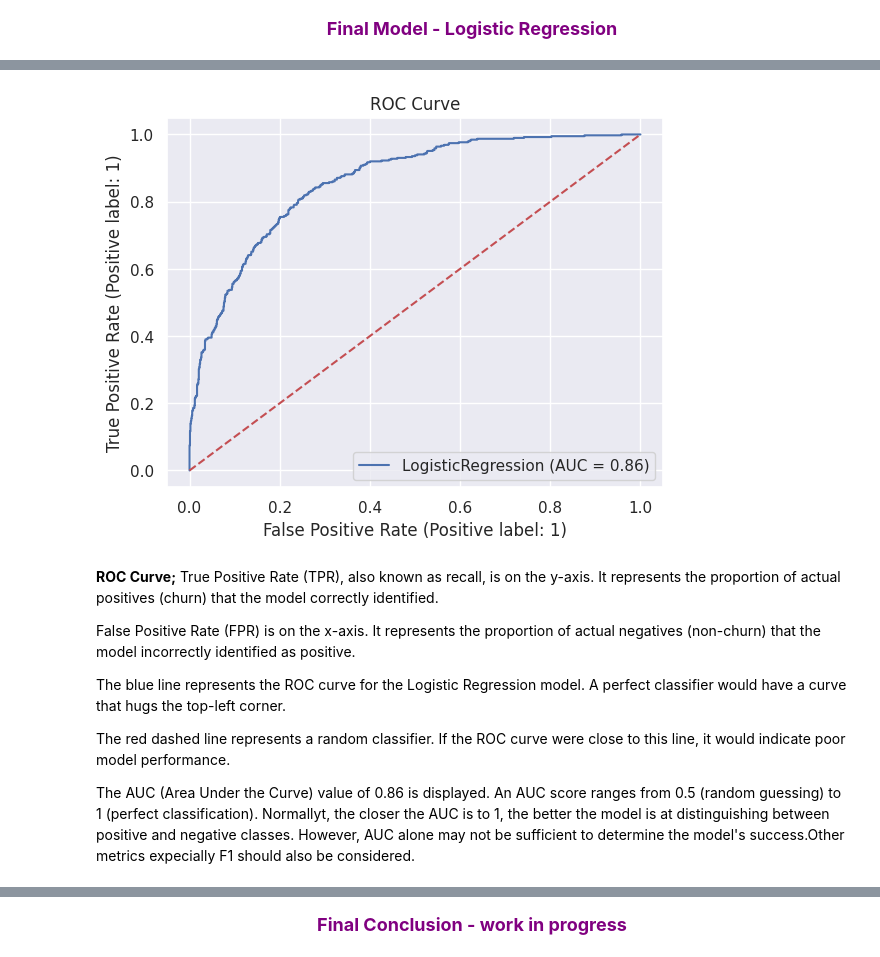
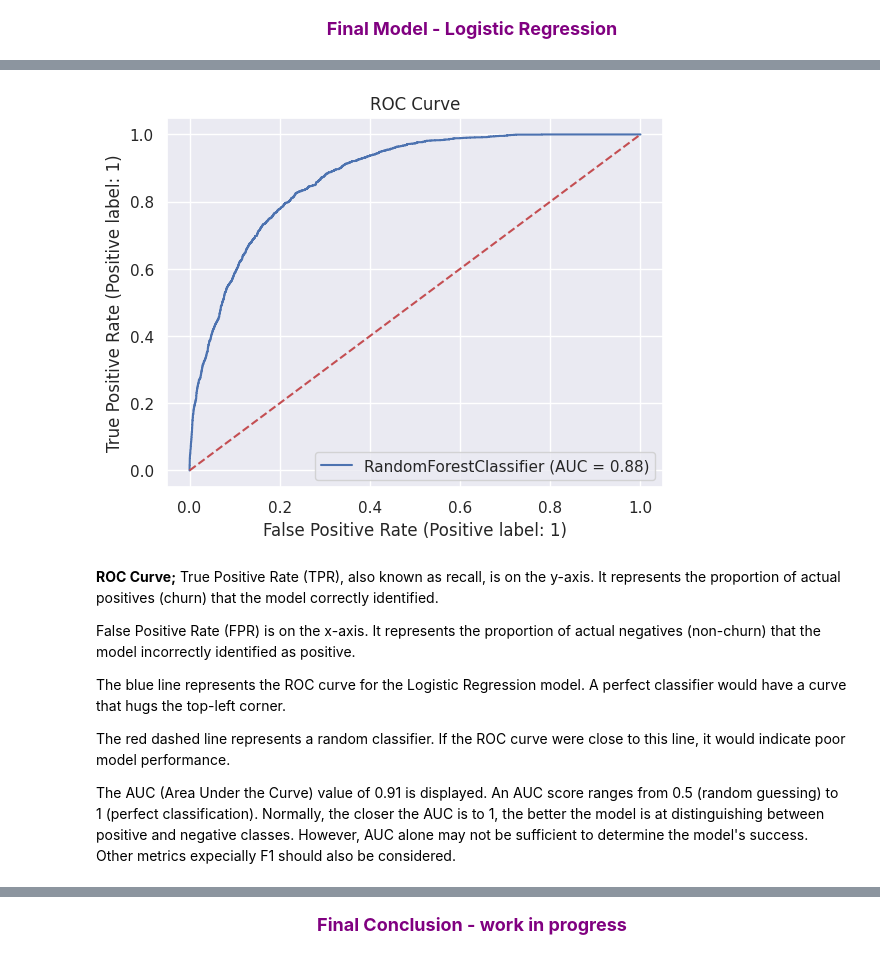
Before and after one commit to dilekdd/Telco_Churn_Project, a Jupyter notebook: telco-churn-project.ipynb, the cells around one changed output, grey strips where cells are left out. Drawn from its saved outputs; the diff is of its cells as text; code cells hidden in the pictures.

```diff
--- a/telco-churn-project.ipynb
+++ b/telco-churn-project.ipynb
@@ -1012,7 +1020,7 @@ num_but_cat: 14
 # %%
 #applying One Hot Encoder
 def one_hot_encoder(dataframe, categorical_cols, drop_first=False):
-    dataframe = pd.get_dummies(dataframe, columns=categorical_cols, drop_first=drop_first)
+    dataframe = pd.get_dummies(dataframe, columns=categorical_cols, drop_first=drop_first, dtype=int)
     return dataframe
 
 df = one_hot_encoder(df, cat_cols)
@@ -1052,9 +1056,6 @@ df.head()
 | 2 | 3668-QPYBK | 1 | 0 | 0 | 0 | -0.587 | 1 | 1 | ... |
 | 3 | 7795-CFOCW | 1 | 0 | 0 | 0 | 0.348 | 0 | 0 | ... |
 | 4 | 9237-HQITU | 0 | 0 | 0 | 0 | -0.587 | 1 | 1 | ... |
-# %%
-#converting the variable type to int64
-df["Senior_Price_Sensitivity"] = df["Senior_Price_Sensitivity"].astype("int64")
 # %% [markdown]
 <div style="text-align: center; font-size: 18px; font-weight: bold; color: purple;">
      Modelling
@@ -1366,0 +1328,38 @@ AUC: 0.860
+# %%
+from sklearn.ensemble import RandomForestClassifier
+from sklearn.model_selection import cross_validate
+from sklearn.metrics import make_scorer, roc_auc_score
+
+# Define your best hyperparameters (these should come from your optimization step)
+best_params = {
+    'max_depth': 7,
+    'min_samples_split': 5,
+    'n_estimators': 500,
+    'bootstrap': True,
+    'max_features': 5,
+    'class_weight': 'balanced',
+    'max_samples': None,
+    'random_state': 24
+}
+
+# Train the final model on the entire dataset with the best parameters
+rf_final = RandomForestClassifier(**best_params).fit(X, y)
+
+# Evaluate the model using cross-validation
+cv_results = cross_validate(
+    rf_final, X, y, cv=10,
+    scoring={
+        "accuracy": "accuracy",
+        "f1": "f1_weighted",
+        "recall": "recall_weighted",
+        "precision": "precision_weighted",
+        "roc_auc": make_scorer(roc_auc_score, needs_proba=True)
+    }
+)
+
+# Print the cross-validation results
+print(f"Accuracy: {cv_results['test_accuracy'].mean():.4f}")
+print(f"F1 Score: {cv_results['test_f1'].mean():.4f}")
+print(f"Recall: {cv_results['test_recall'].mean():.4f}")
+print(f"Precision: {cv_results['test_precision'].mean():.4f}")
+print(f"AUC: {cv_results['test_roc_auc'].mean():.4f}")
@@ -1413,10 +1467,10 @@ The False Positive count (267) is quite high. This indicates that the model is i
 # %%
-RocCurveDisplay.from_estimator(best_model, X_test, y_test)
+RocCurveDisplay.from_estimator(rf_final, X, y)
 plt.title('ROC Curve')
 plt.plot([0, 1], [0, 1], 'r--')
 plt.show()
 # %% [output]
-[figure, old version]
+[figure, new version]
 # %% [markdown]
 **ROC Curve;**
 True Positive Rate (TPR), also known as recall, is on the y-axis. It represents the proportion of actual positives (churn) that the model correctly identified.
@@ -1427,4 +1481,4 @@ The blue line represents the ROC curve for the Logistic Regression model. A perf
 
 The red dashed line represents a random classifier. If the ROC curve were close to this line, it would indicate poor model performance.
 
-The AUC (Area Under the Curve) value of 0.86 is displayed. An AUC score ranges from 0.5 (random guessing) to 1 (perfect classification). Normallyt, the closer the AUC is to 1, the better the model is at distinguishing between positive and negative classes. However, AUC alone may not be sufficient to determine the model's success.Other metrics expecially F1 should also be considered.
+The AUC (Area Under the Curve) value of 0.91 is displayed. An AUC score ranges from 0.5 (random guessing) to 1 (perfect classification). Normally, the closer the AUC is to 1, the better the model is at distinguishing between positive and negative classes. However, AUC alone may not be sufficient to determine the model's success. Other metrics expecially F1 should also be considered.
```
Also changed, not shown: parts of 104 cells of this notebook.
